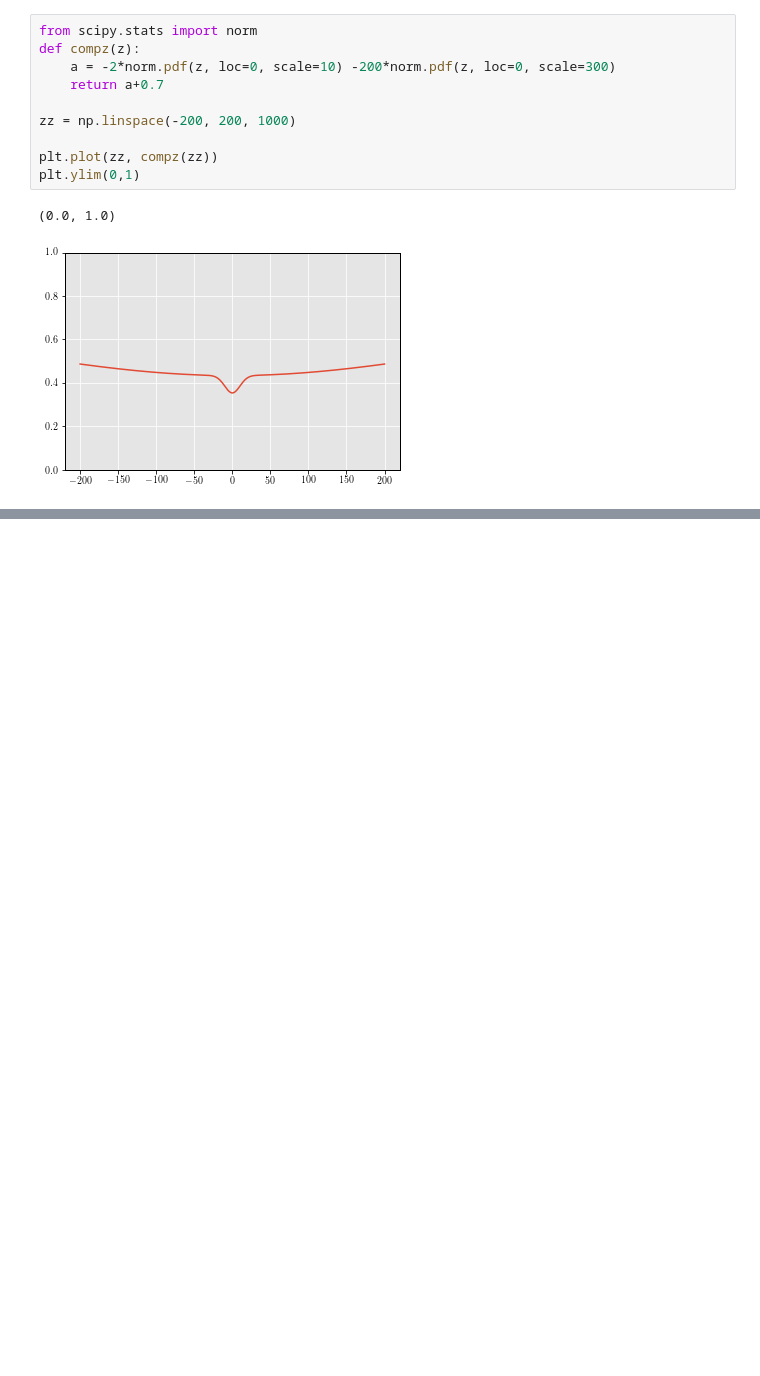
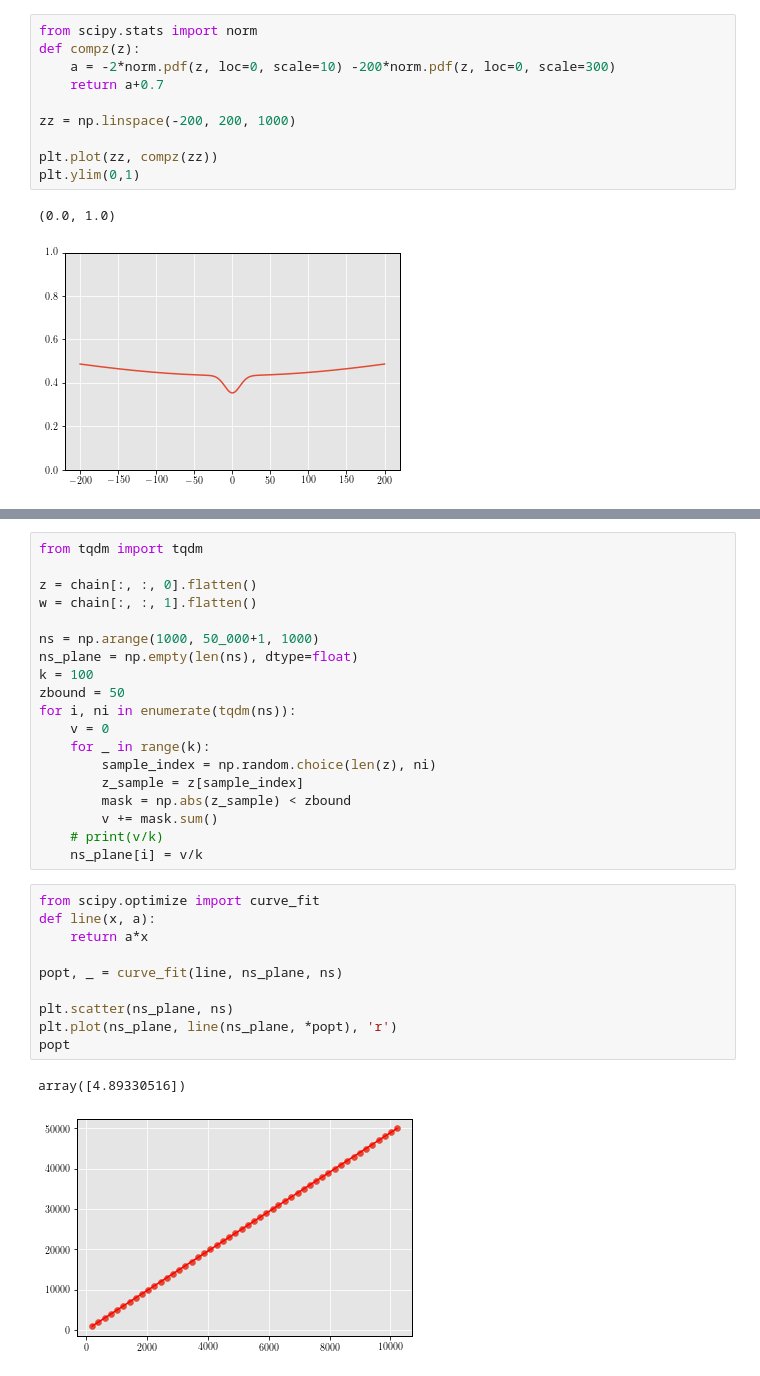
Before and after one commit to Alisyaifudin/Thesis-Project, a Jupyter notebook: 5_mcmc/6.3. mock.ipynb, the cells around one changed output, grey strips where cells are left out. Saved outputs shown, nothing was run; the diff lists cells and outputs as text; blank space fills up the shorter version.

```diff
--- a/5_mcmc/6.3. mock.ipynb
+++ b/5_mcmc/6.3. mock.ipynb
@@ -496,0 +514,32 @@ array([ 3.70000000e+00,  7.10000000e+00,  2.21000000e+01,  3.90000000e+01,
+# %%
+from tqdm import tqdm
+
+z = chain[:, :, 0].flatten()
+w = chain[:, :, 1].flatten()
+
+ns = np.arange(1000, 50_000+1, 1000)
+ns_plane = np.empty(len(ns), dtype=float)
+k = 100
+zbound = 50
+for i, ni in enumerate(tqdm(ns)):
+    v = 0
+    for _ in range(k):
+        sample_index = np.random.choice(len(z), ni)
+        z_sample = z[sample_index]
+        mask = np.abs(z_sample) < zbound
+        v += mask.sum()
+    # print(v/k)
+    ns_plane[i] = v/k
+# %%
+from scipy.optimize import curve_fit
+def line(x, a):
+    return a*x
+
+popt, _ = curve_fit(line, ns_plane, ns)
+
+plt.scatter(ns_plane, ns)
+plt.plot(ns_plane, line(ns_plane, *popt), 'r')
+popt
+# %% [output]
+array([4.89330516])
+[figure, added]
```
Also changed, not shown: parts of 19 cells of this notebook, 20 other files.
